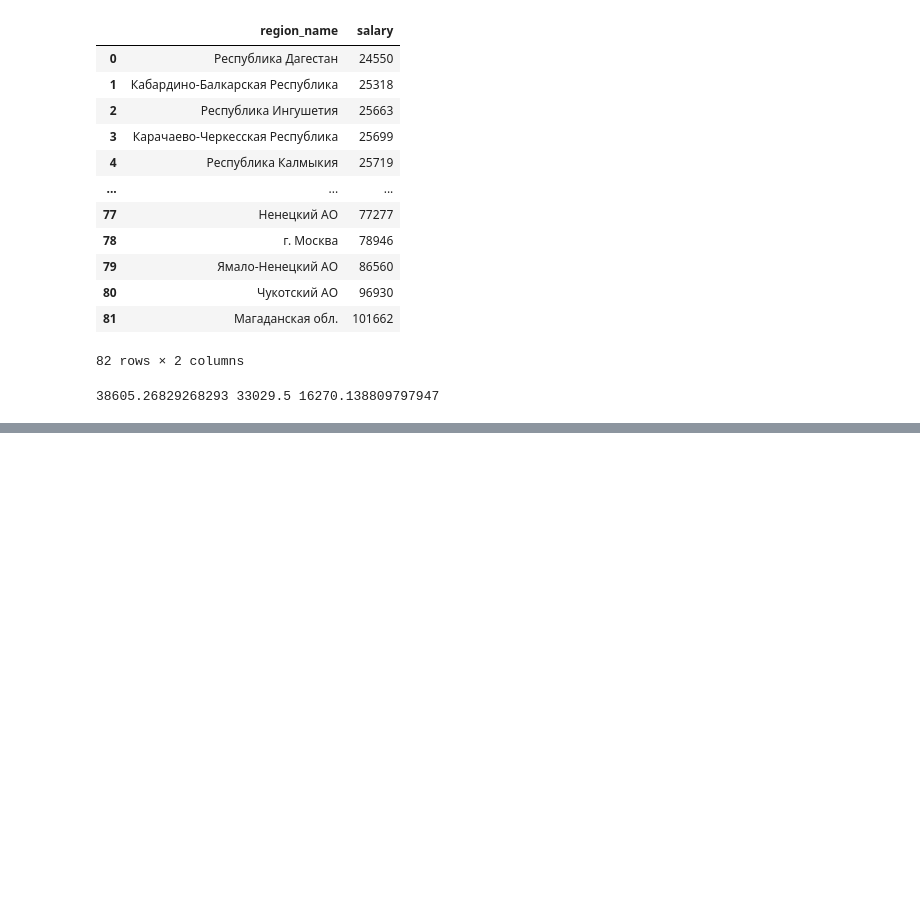
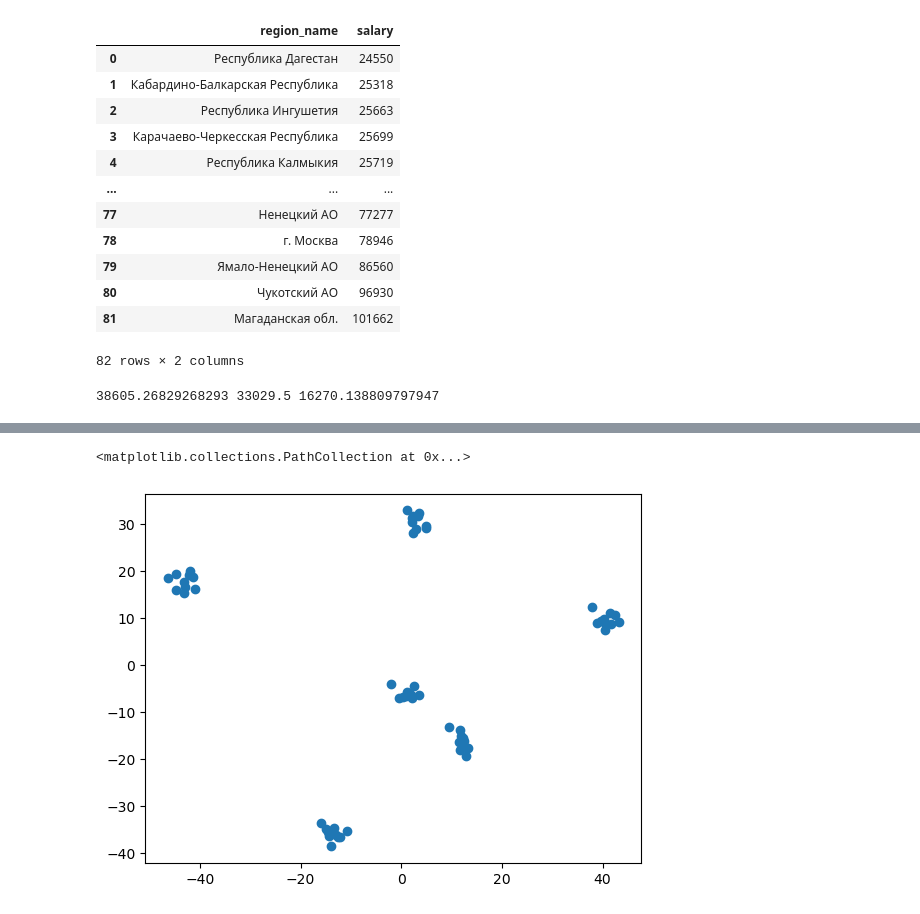
Before and after one commit to FEDOROV-ALEXANDER/ML_Statistics_ITMO, a Jupyter notebook: course/Для курса код.ipynb, the cells around one changed output, grey strips where cells are left out. Drawn from its saved outputs; the diff is of its cells as text; code cells hidden in the pictures; blank space fills up the shorter version.

```diff
--- a/course/Для курса код.ipynb
+++ b/course/Для курса код.ipynb
@@ -45,0 +56,5 @@ print(df['salary'].mean(), df['salary'].median(), df['salary'].std())
+# %%
+import seaborn as sns
+import os
+print(os.getcwd())
+df_pca = pd.read_csv(os.getcwd()+r'/input/24_36.csv',header=None, sep=',', names=['x_0','x_1', 'x_2', 'x_3', 'x_4', 'x_5', 'x_6', 'x_7', 'x_8', 'x_9'], index_col=False)
@@ -45,0 +87,3 @@ print(df['salary'].mean(), df['salary'].median(), df['salary'].std())
+# %%
+pca = PCA(n_components=2)
+x_pca = pca.fit_transform(df_pca)
@@ -45,0 +96,5 @@ print(df['salary'].mean(), df['salary'].median(), df['salary'].std())
+# %%
+plt.scatter(x_pca[:,0], x_pca[:,1])
+# %% [output]
+<matplotlib.collections.PathCollection at 0x...>
+[figure, added]
```
Also changed, not shown: parts of 22 cells of this notebook.
